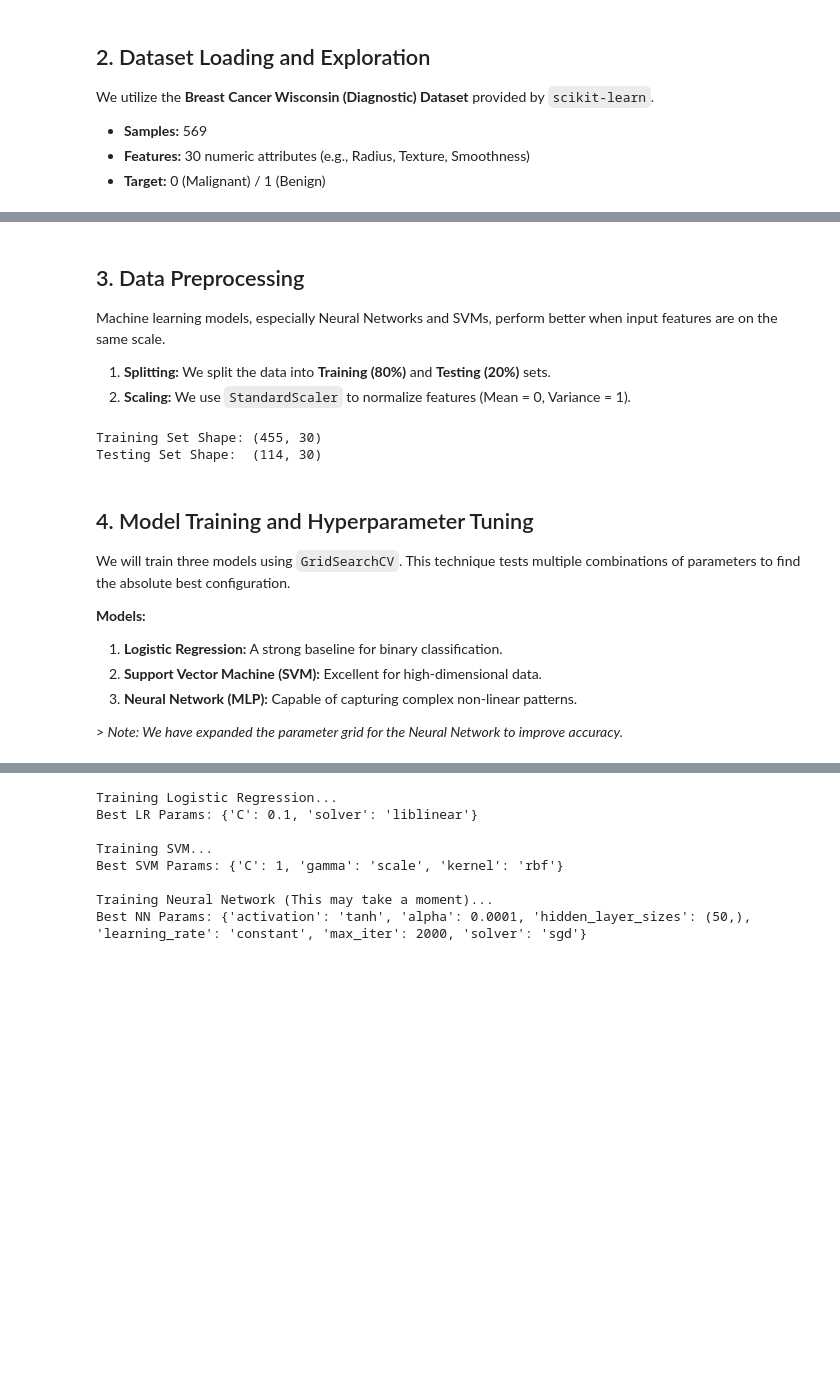
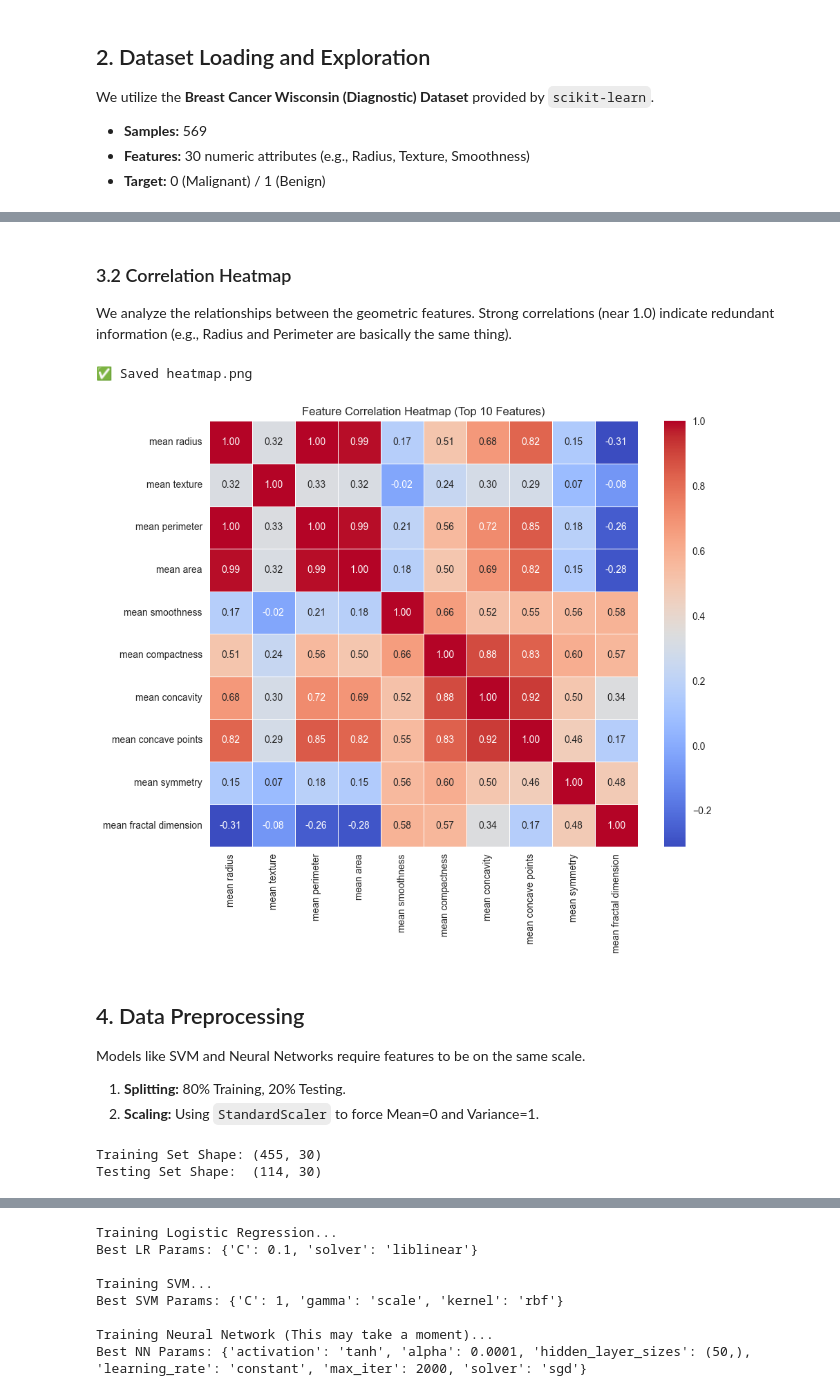
Before and after one commit to DarkPhoenix2016/Breast-Cancer-Diagnosis-ML-Project, a Jupyter notebook: notebooks/Breast_Cancer_Analysis.ipynb, the cells around one changed output, grey strips where cells are left out. Drawn from its saved outputs; the diff is of its cells as text; code cells hidden in the pictures; blank space fills up the shorter version.

```diff
--- a/notebooks/Breast_Cancer_Analysis.ipynb
+++ b/notebooks/Breast_Cancer_Analysis.ipynb
@@ -122,8 +152,26 @@ max                   0.207500    1.000000
+# %% [markdown]
+### 3.2 Correlation Heatmap
+We analyze the relationships between the geometric features. Strong correlations (near 1.0) indicate redundant information (e.g., Radius and Perimeter are basically the same thing).
+# %%
+# --- Visualization 2: Correlation Heatmap ---
+plt.figure(figsize=(10, 8))
+
+# Select first 10 features (Means) for readability
+subset_features = df.iloc[:, :10]
+sns.heatmap(subset_features.corr(), annot=True, cmap='coolwarm', fmt=".2f", linewidths=0.5)
+
+plt.title('Feature Correlation Heatmap (Top 10 Features)')
+plt.savefig('../images/heatmap.png')
+print("✅ Saved heatmap.png")
+plt.show()
+# %% [output]
+✅ Saved heatmap.png
+[figure, added]
 # %% [markdown]
-## 3. Data Preprocessing
-Machine learning models, especially Neural Networks and SVMs, perform better when input features are on the same scale.
-1.  **Splitting:** We split the data into **Training (80%)** and **Testing (20%)** sets.
-2.  **Scaling:** We use `StandardScaler` to normalize features (Mean = 0, Variance = 1).
+## 4. Data Preprocessing
+Models like SVM and Neural Networks require features to be on the same scale.
+1.  **Splitting:** 80% Training, 20% Testing.
+2.  **Scaling:** Using `StandardScaler` to force Mean=0 and Variance=1.
 # %%
 # 1. Define Features (X) and Target (y)
 X = df.drop('target', axis=1)
@@ -143,13 +190,3 @@ print(f"Testing Set Shape:  {X_test_scaled.shape}")
 # %% [output]
 Training Set Shape: (455, 30)
 Testing Set Shape:  (114, 30)
-# %% [markdown]
-## 4. Model Training and Hyperparameter Tuning
-We will train three models using `GridSearchCV`. This technique tests multiple combinations of parameters to find the absolute best configuration.
-
-**Models:**
-1.  **Logistic Regression:** A strong baseline for binary classification.
-2.  **Support Vector Machine (SVM):** Excellent for high-dimensional data.
-3.  **Neural Network (MLP):** Capable of capturing complex non-linear patterns.
-
-*> Note: We have expanded the parameter grid for the Neural Network to improve accuracy.*
```
Also changed, not shown: parts of 13 cells of this notebook, 6 other files.
